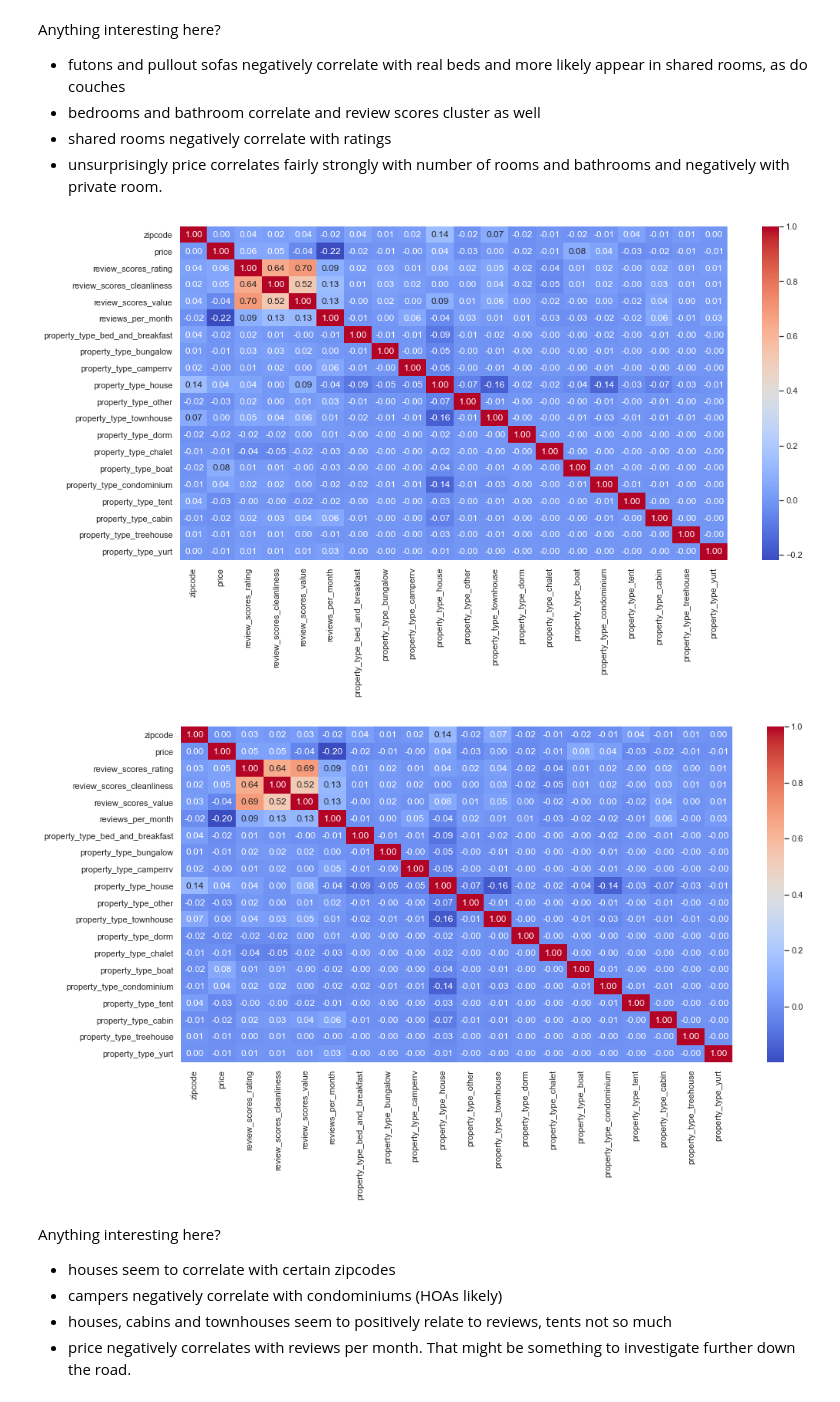
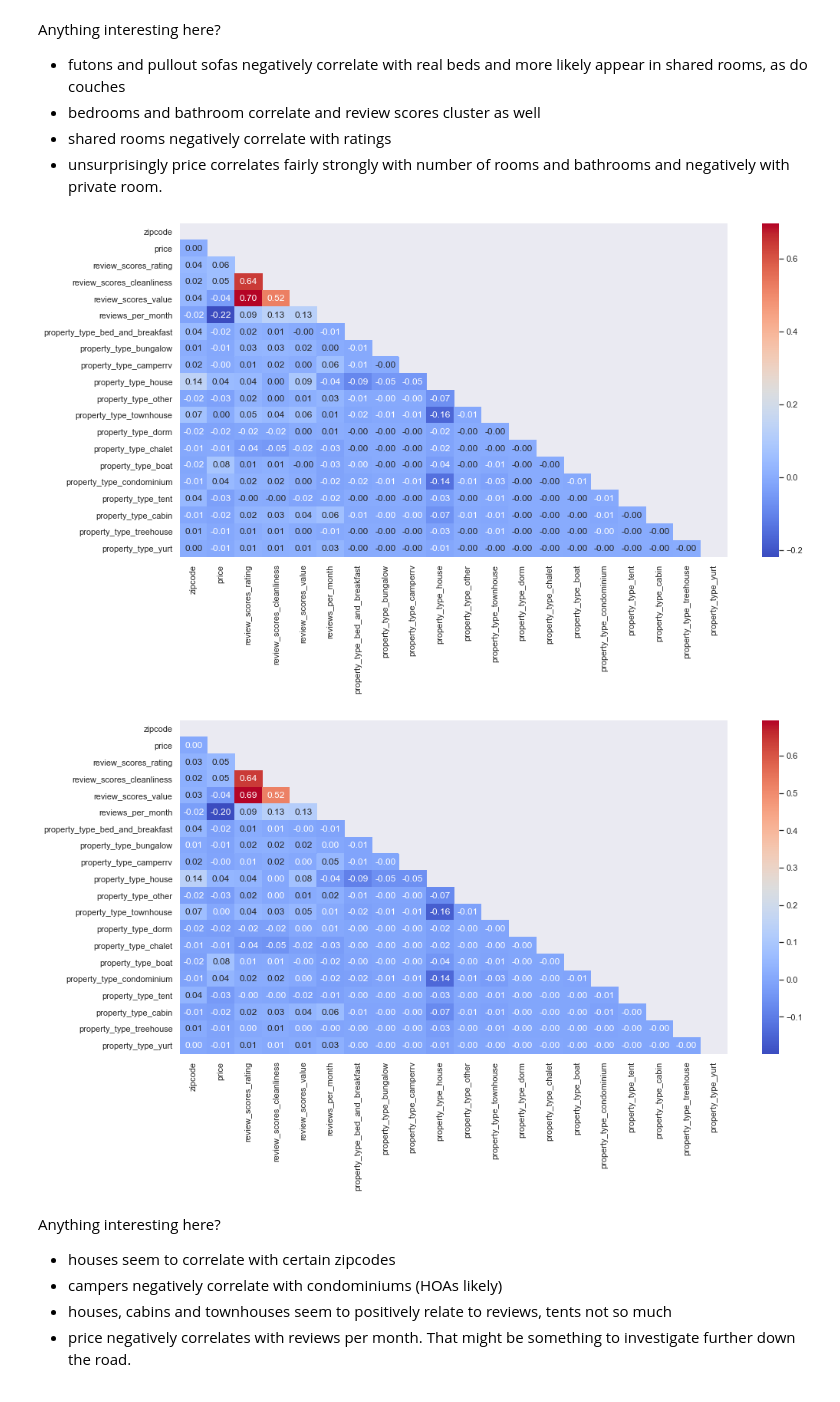
Before and after one commit to cherrde/data-scientist-project-1, a Jupyter notebook: data-scientist-project-1.ipynb, the cells around one changed output. Drawn from its saved outputs; the diff is of its cells as text; code cells hidden in the pictures.

```diff
--- a/data-scientist-project-1.ipynb
+++ b/data-scientist-project-1.ipynb
@@ -301,6 +303,7 @@ df_listings_cleansed.host_response_rate = df_listings_cleansed['host_response_ra
 # 6 - convert zipcode to number
 df_listings_cleansed.zipcode = np.where(df_listings_cleansed['zipcode'] == '99\n98122', '98122', df_listings_cleansed['zipcode'] )
 df_listings_cleansed.zipcode = pd.to_numeric(df_listings_cleansed['zipcode'])
+df_listings_cleansed.zipcode = df_listings_cleansed.zipcode.astype('Int64')
 # df_listings_cleansed.zipcode.value_counts()
 # %%
 # 7 - convert price, extra_people to currency/number
@@ -492,18 +498,19 @@ Anything interesting here?
 - unsurprisingly price correlates fairly strongly with number of rooms and bathrooms and negatively with private room.
 # %%
 sns.set(rc = {'figure.figsize':(16,8)})
+mask = np.triu(np.ones_like(df_prop_type.corr(), dtype=np.bool))
 
-sns.heatmap(df_prop_type.corr(), annot=True, fmt='.2f', cmap='coolwarm');
+sns.heatmap(df_prop_type.corr(), annot=True, fmt='.2f', mask=mask, cmap='coolwarm');
 # %% [output]
-[figure, old version]
+[figure, new version]
 # %%
 # Again, comparing the filled with non-filled, non-filled doesn't really affect the correlations very much.
+sns.set(rc = {'figure.figsize':(16,8)})
+mask = np.triu(np.ones_like(df_prop_type_filled.corr(), dtype=np.bool))
 
-sns.set(rc = {'figure.figsize':(16,8)})
-
-sns.heatmap(df_prop_type_filled.corr(), annot=True, fmt='.2f', cmap='coolwarm');
+sns.heatmap(df_prop_type_filled.corr(), annot=True, fmt='.2f', mask=mask, cmap='coolwarm');
 # %% [output]
-[figure, old version]
+[figure, new version]
 # %% [markdown]
 Anything interesting here?
 - houses seem to correlate with certain zipcodes
```
Also changed, not shown: parts of 29 cells of this notebook.
